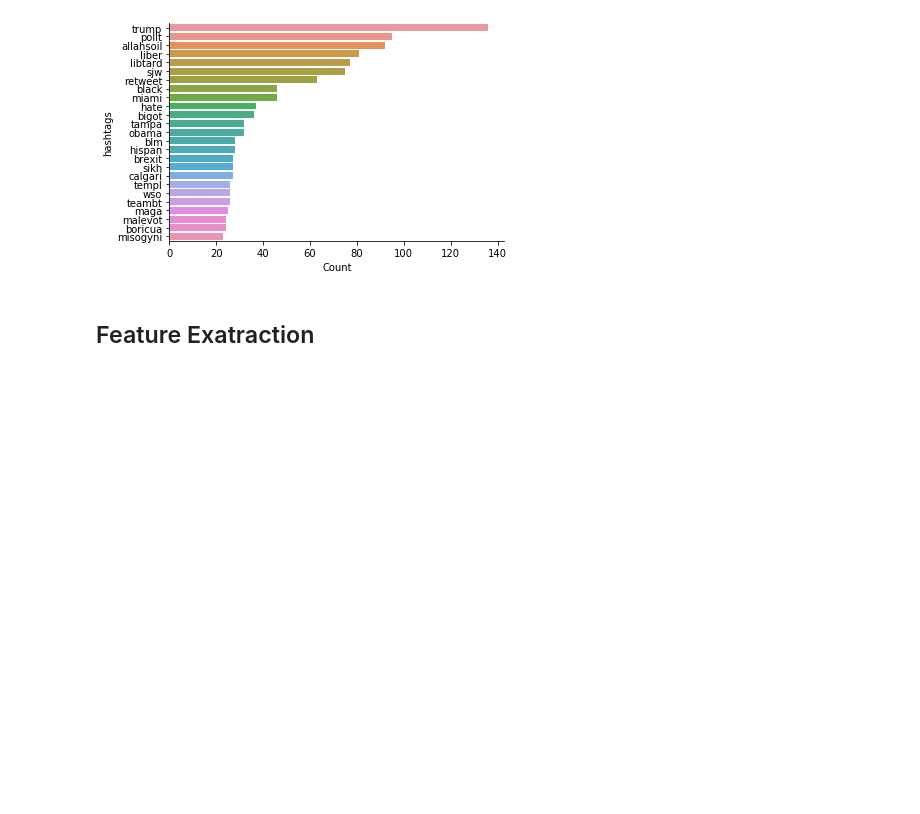
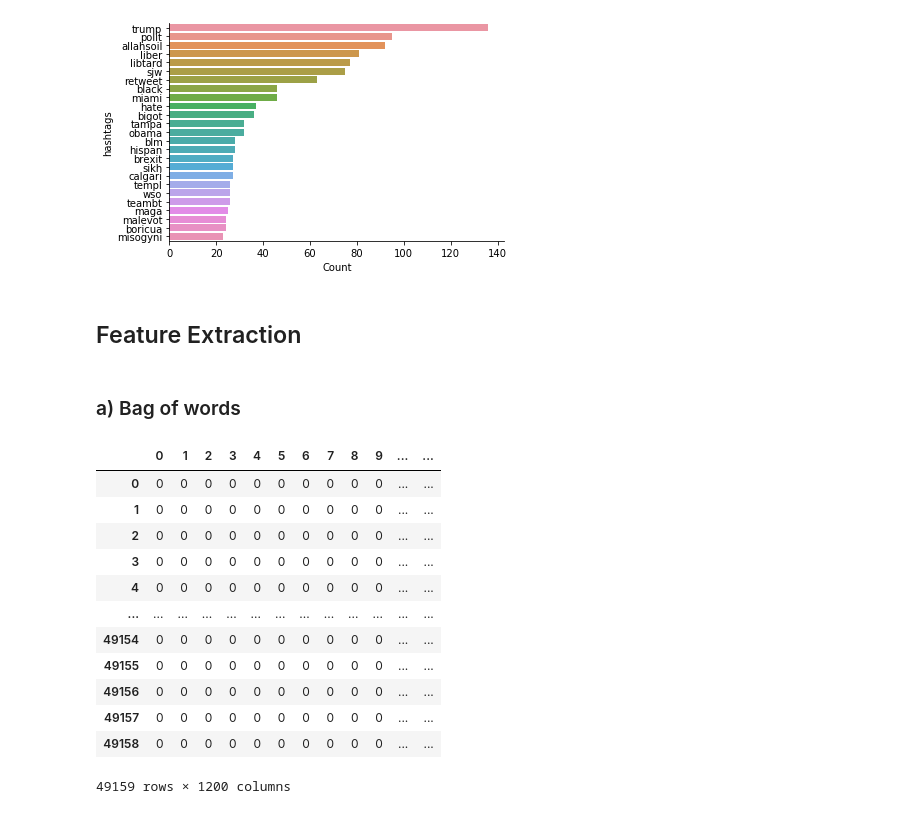
Before and after one commit to beggginner/Sentiment-Analysis, a Jupyter notebook: SENTIMENT ANALYSIS.ipynb, the cells around one changed output. Cells and saved outputs as stored; diff of their text form; code cells hidden in the pictures; blank space fills up the shorter version.

Commit message:
Feature extraction completed

```diff
--- a/SENTIMENT ANALYSIS.ipynb
+++ b/SENTIMENT ANALYSIS.ipynb
@@ -326,4 +326,32 @@ sns.despine()
 # %% [output]
 [figure]
 # %% [markdown]
-## Feature Exatraction
+## Feature Extraction
+# %% [markdown]
+### a) Bag of words
+# %%
+from sklearn.feature_extraction.text import CountVectorizer
+
+#upper limit on frequnecy=0.80 min frequency=2 and max_features is 1200
+vectorizer = CountVectorizer(max_df=0.80, min_df=2, max_features=1200, stop_words='english')
+
+#bag of words created storing frequency of all words
+bag_of_words = vectorizer.fit_transform(data['filtered_tweets'])
+
+df_bagofwords = pd.DataFrame(bag_of_words.todense())
+
+df_bagofwords
+# %% [output]
+|  | 0 | 1 | 2 | 3 | 4 | 5 | 6 | 7 | 8 | 9 | ... | ... |
+| 0 | 0 | 0 | 0 | 0 | 0 | 0 | 0 | 0 | 0 | 0 | ... | ... |
+| 1 | 0 | 0 | 0 | 0 | 0 | 0 | 0 | 0 | 0 | 0 | ... | ... |
+| 2 | 0 | 0 | 0 | 0 | 0 | 0 | 0 | 0 | 0 | 0 | ... | ... |
+| 3 | 0 | 0 | 0 | 0 | 0 | 0 | 0 | 0 | 0 | 0 | ... | ... |
+| 4 | 0 | 0 | 0 | 0 | 0 | 0 | 0 | 0 | 0 | 0 | ... | ... |
+| ... | ... | ... | ... | ... | ... | ... | ... | ... | ... | ... | ... | ... |
+| 49154 | 0 | 0 | 0 | 0 | 0 | 0 | 0 | 0 | 0 | 0 | ... | ... |
+| 49155 | 0 | 0 | 0 | 0 | 0 | 0 | 0 | 0 | 0 | 0 | ... | ... |
+| 49156 | 0 | 0 | 0 | 0 | 0 | 0 | 0 | 0 | 0 | 0 | ... | ... |
+| 49157 | 0 | 0 | 0 | 0 | 0 | 0 | 0 | 0 | 0 | 0 | ... | ... |
+| 49158 | 0 | 0 | 0 | 0 | 0 | 0 | 0 | 0 | 0 | 0 | ... | ... |
+49159 rows × 1200 columns
```
Also changed, not shown: parts of 25 cells of this notebook.
